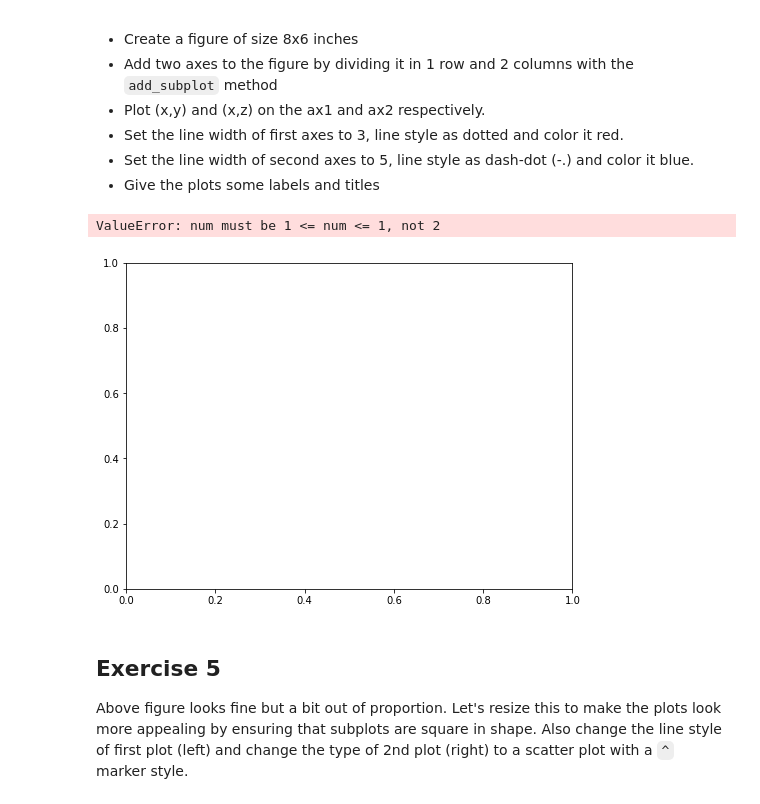
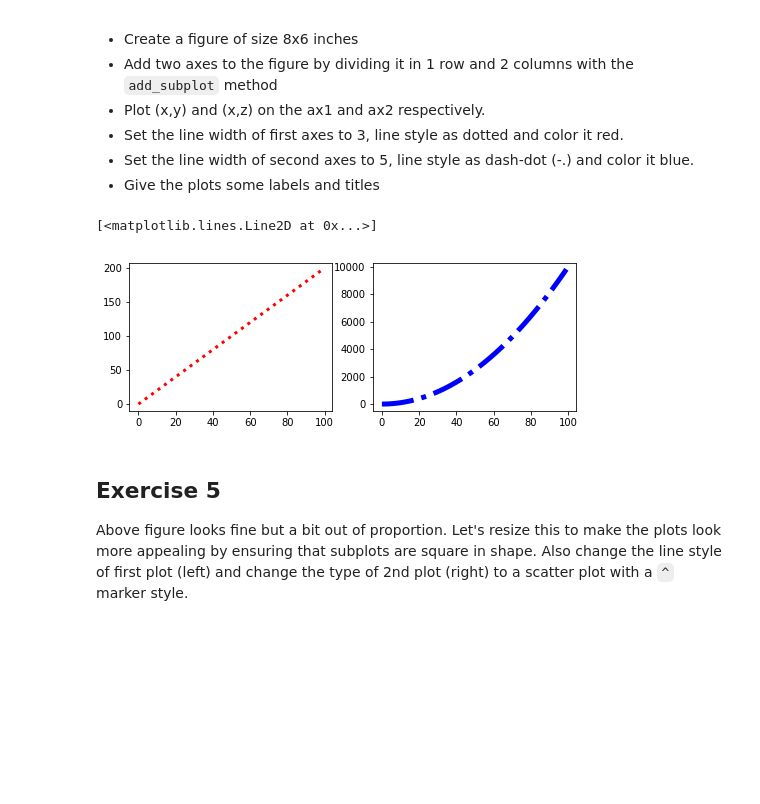
Before and after one commit to jmt0221/dsc-more-practice-with-matplotlib-lab-nyc-ds-082619, a Jupyter notebook: index.ipynb, the cells around one changed output. Cells and saved outputs as stored; diff of their text form; code cells hidden in the pictures; blank space fills up the shorter version.

```diff
--- a/index.ipynb
+++ b/index.ipynb
@@ -117,13 +117,13 @@ Perform following steps in the cell below:
 * Give the plots some labels and titles
 # %%
 fig = plt.figure(figsize=(8,6))
-ax1 = fig.add_subplot(141)
-ax2 = fig.add_subplot(442)
+ax1 = fig.add_subplot(221)
+ax2 = fig.add_subplot(222)
 ax1.plot(x,y,linewidth=3,c='red',linestyle=':')
 ax2.plot(x,z,linewidth=5,c='blue',linestyle='-.')
 # %% [output]
-ValueError: num must be 1 <= num <= 1, not 2
+[<matplotlib.lines.Line2D at 0x...>]
-[figure, old version]
+[figure, new version]
 # %% [markdown]
 ## Exercise 5
 
```
